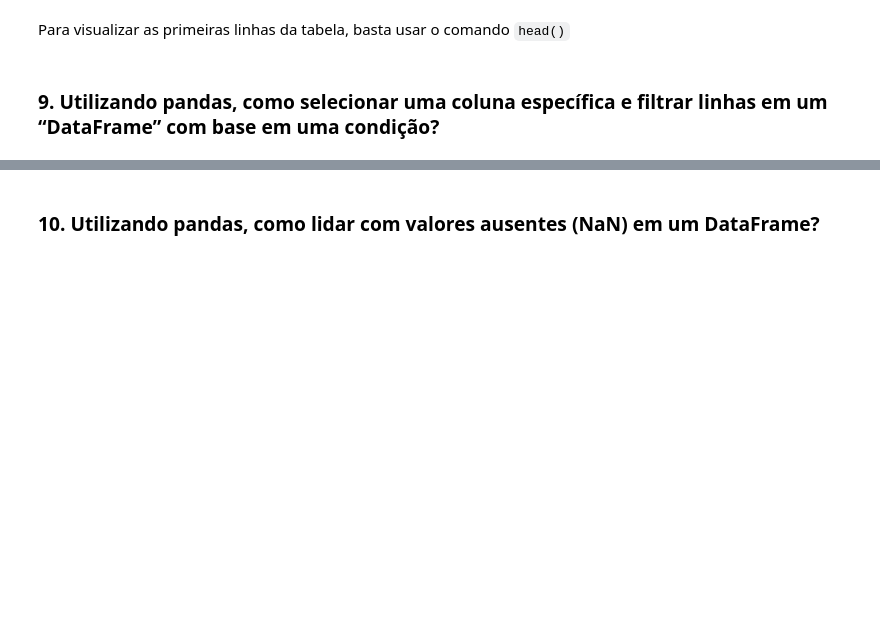
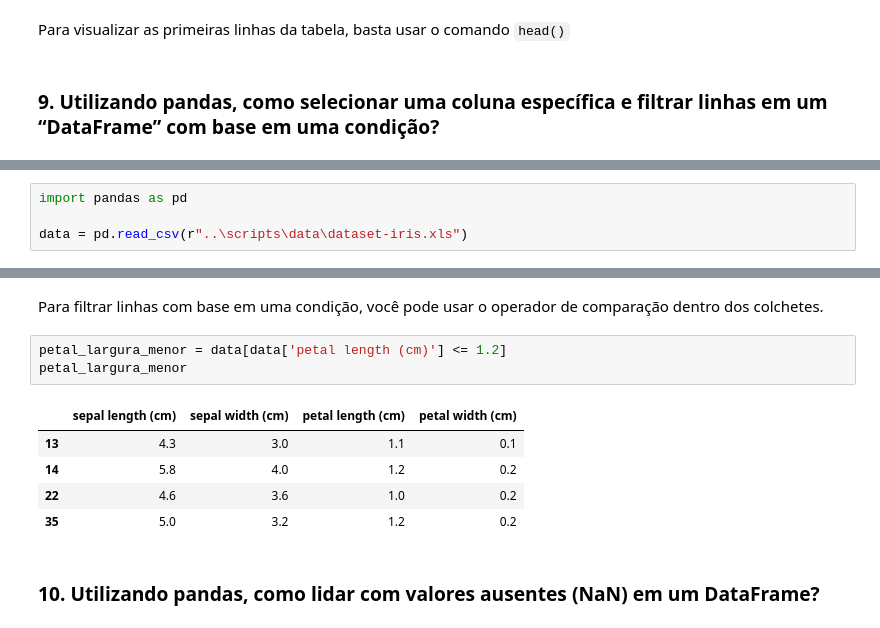
Before and after one commit to matheussooares/avanti-ml, a Jupyter notebook: works/atividade-02.ipynb, the cells around one changed output, grey strips where cells are left out. Saved outputs shown, nothing was run; the diff lists cells and outputs as text; blank space fills up the shorter version.

```diff
--- a/works/atividade-02.ipynb
+++ b/works/atividade-02.ipynb
@@ -144,0 +147,4 @@
+# %%
+import pandas as pd
+
+data = pd.read_csv(r"..\scripts\data\dataset-iris.xls")
@@ -145,2 +196,13 @@
+# %% [markdown]
+Para filtrar linhas com base em uma condição, você pode usar o operador de comparação dentro dos colchetes.
+# %%
+petal_largura_menor = data[data['petal length (cm)'] <= 1.2]
+petal_largura_menor
+# %% [output]
+|  | sepal length (cm) | sepal width (cm) | petal length (cm) | petal width (cm) |
+| 13 | 4.3 | 3.0 | 1.1 | 0.1 |
+| 14 | 5.8 | 4.0 | 1.2 | 0.2 |
+| 22 | 4.6 | 3.6 | 1.0 | 0.2 |
+| 35 | 5.0 | 3.2 | 1.2 | 0.2 |
 # %% [markdown]
 ### 10. Utilizando pandas, como lidar com valores ausentes (NaN) em um DataFrame?
```
Also changed, not shown: parts of 8 cells of this notebook.
